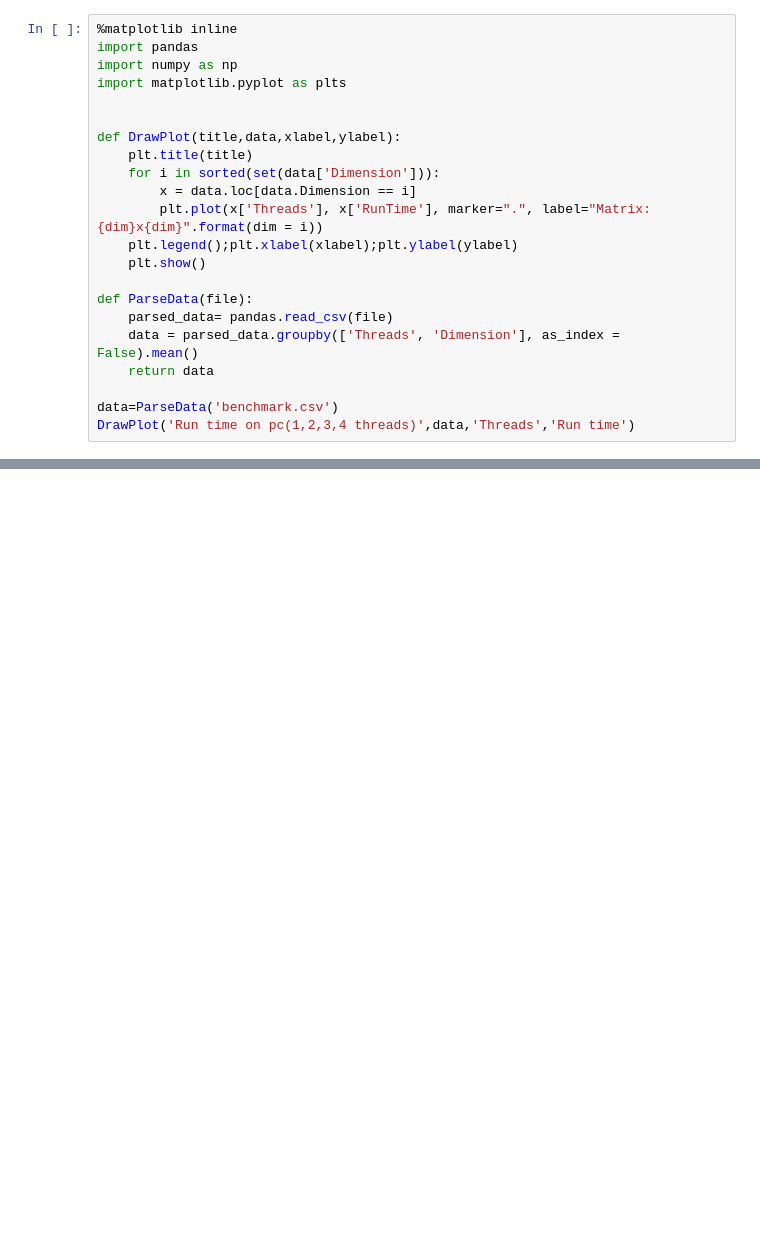
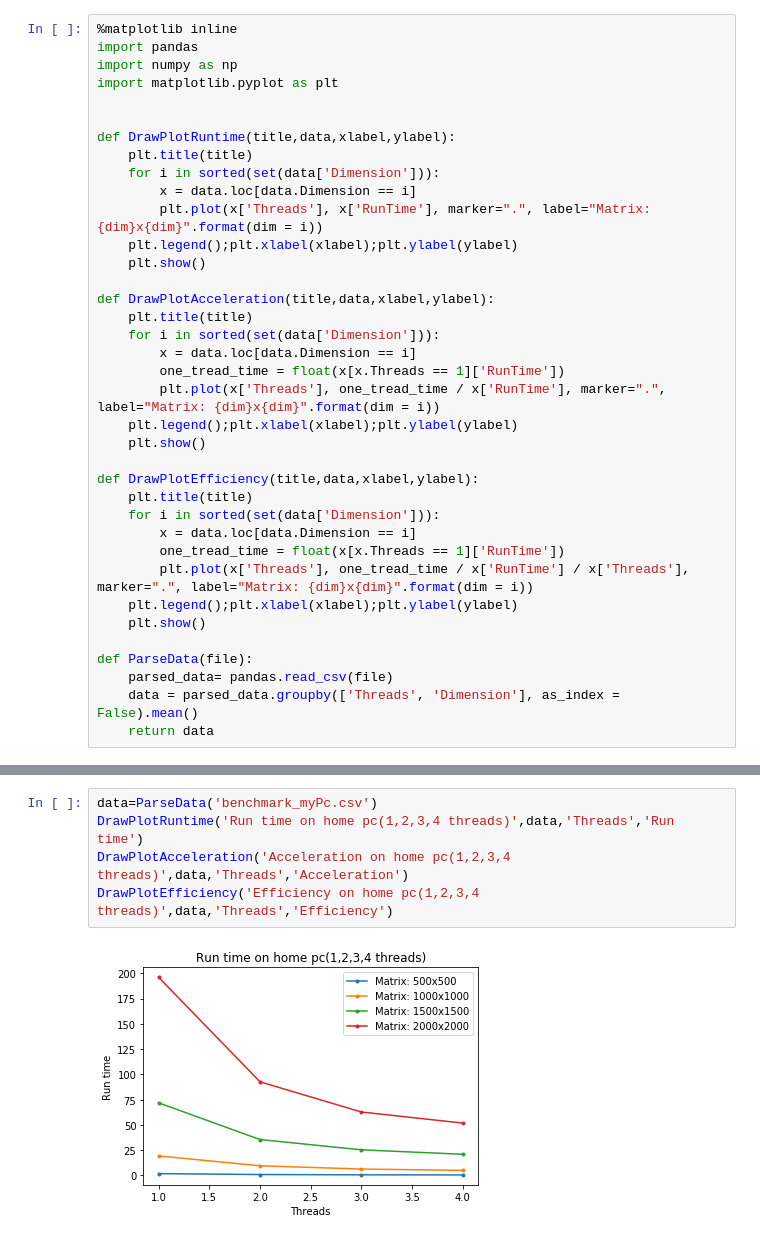
Before and after one commit to dzuba29/Dirichlet-problem, a Jupyter notebook: graphicsPython/graphics.ipynb, the cells around one changed output, grey strips where cells are left out. Drawn from its saved outputs; the diff is of its cells as text; blank space fills up the shorter version.

```diff
--- a/graphicsPython/graphics.ipynb
+++ b/graphicsPython/graphics.ipynb
@@ -2,10 +2,10 @@
 %matplotlib inline
 import pandas
 import numpy as np
-import matplotlib.pyplot as plts
+import matplotlib.pyplot as plt
 
 
-def DrawPlot(title,data,xlabel,ylabel):
+def DrawPlotRuntime(title,data,xlabel,ylabel):
     plt.title(title)
     for i in sorted(set(data['Dimension'])):
         x = data.loc[data.Dimension == i]
@@ -13,10 +13,25 @@ def DrawPlot(title,data,xlabel,ylabel):
     plt.legend();plt.xlabel(xlabel);plt.ylabel(ylabel)
     plt.show()
 
+def DrawPlotAcceleration(title,data,xlabel,ylabel):
+    plt.title(title)
+    for i in sorted(set(data['Dimension'])):
+        x = data.loc[data.Dimension == i]
+        one_tread_time = float(x[x.Threads == 1]['RunTime'])
+        plt.plot(x['Threads'], one_tread_time / x['RunTime'], marker=".", label="Matrix: {dim}x{dim}".format(dim = i))
+    plt.legend();plt.xlabel(xlabel);plt.ylabel(ylabel)
+    plt.show()
+
+def DrawPlotEfficiency(title,data,xlabel,ylabel):
+    plt.title(title)
+    for i in sorted(set(data['Dimension'])):
+        x = data.loc[data.Dimension == i]
+        one_tread_time = float(x[x.Threads == 1]['RunTime'])
+        plt.plot(x['Threads'], one_tread_time / x['RunTime'] / x['Threads'], marker=".", label="Matrix: {dim}x{dim}".format(dim = i))
+    plt.legend();plt.xlabel(xlabel);plt.ylabel(ylabel)
+    plt.show()
+
 def ParseData(file):
     parsed_data= pandas.read_csv(file)
     data = parsed_data.groupby(['Threads', 'Dimension'], as_index = False).mean()
     return data
-
-data=ParseData('benchmark.csv')
-DrawPlot('Run time on pc(1,2,3,4 threads)',data,'Threads','Run time')
@@ -24,0 +41,7 @@ DrawPlot('Run time on pc(1,2,3,4 threads)',data,'Threads','Run time')
+# %%
+data=ParseData('benchmark_myPc.csv')
+DrawPlotRuntime('Run time on home pc(1,2,3,4 threads)',data,'Threads','Run time')
+DrawPlotAcceleration('Acceleration on home pc(1,2,3,4 threads)',data,'Threads','Acceleration')
+DrawPlotEfficiency('Efficiency on home pc(1,2,3,4 threads)',data,'Threads','Efficiency')
+# %% [output]
+[figure, added]
```
Also changed, not shown: parts of 7 cells of this notebook, 9 other files.
